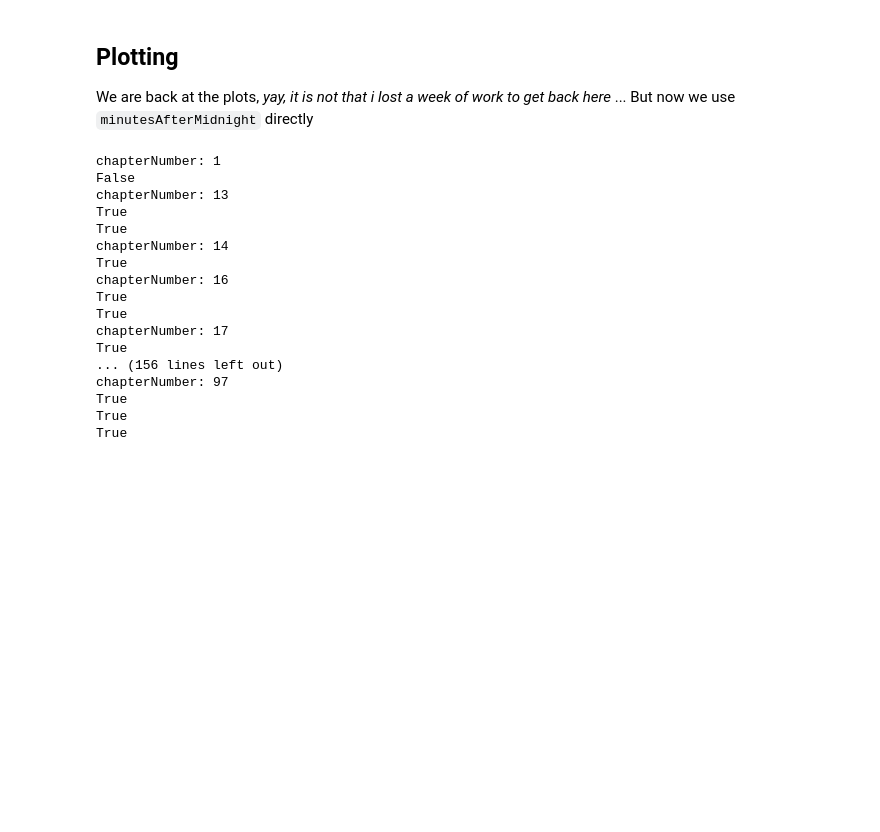
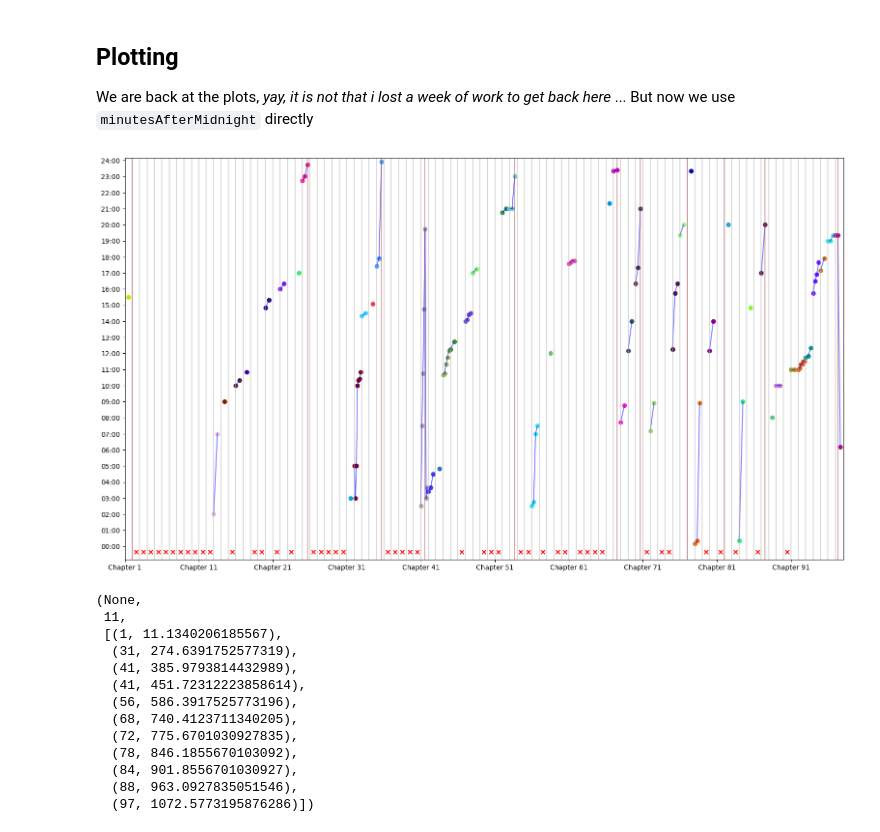
Before and after one commit to KekKom/WPAtaMS-Analyzer, a Jupyter notebook: analyzer.ipynb, the cells around one changed output. Cells and saved outputs as stored; diff of their text form; code cells hidden in the pictures; blank space fills up the shorter version.

Commit message:
Plotting finished

```diff
--- a/analyzer.ipynb
+++ b/analyzer.ipynb
@@ -122,9 +122,12 @@ timestamps[:5]
 We are back at the plots, *yay, it is not that i lost a week of work to  get back here* ... But now we use `minutesAfterMidnight` directly
 # %%
 from matplotlib import pyplot as plt
+from matplotlib import ticker as ticker
 from random import random
 
 fig = plt.figure(figsize=(19.2,10.8))
+ax = fig.add_subplot(111)
+
 
 fig = plt.gcf()
 size = fig.get_size_inches()*fig.dpi
@@ -140,7 +143,7 @@ for chapterNumber,chapter in enumerate(timestamps):
 
     if len(chapter) == 0:
         # print(chapterNumber)
-        plt.scatter(xStart+halfUnit,-100,marker='x',color='red')
+        plt.scatter(xStart+halfUnit,-20,marker='x',color='red')
     elif len(chapter) == 1:
         plt.scatter(xStart+halfUnit,chapter[0],color=color)
     else:
@@ -156,68 +159,67 @@ for chapterNumber,chapter in enumerate(timestamps):
                 plt.plot(xPoses, yPoses, c=(0,0,1,0.5))
 
 for chapterNumber,chapter in enumerate(timestamps):
     xStart = unit*chapterNumber
     xEnd = xStart+unit
     plt.axvline(xStart,color=(0.7,0.7,0.7,0.5))
 
 
 datechanges = []
 
-previousTimestamp = 1530
-previousPosition = halfUnit
+previousTimestamp = 24*60
+previousPosition = unit
 
 
 for chapterNumber,chapter in enumerate(timestamps):
     xStart = unit*chapterNumber
     xEnd = xStart+unit
 
     # Because if the chapter does not chnage the time, it won't change the date
     if len(chapter) == 0:
         continue
 
 
-    # This is for INTER chapter date changes in chapters with multiple timestamps
-    else:
-        print(f"chapterNumber: {chapterNumber+1}")
+    interUnit = unit/len(chapter)
 
-        interUnit = unit/len(chapter)
-
-        for timestampNumer,timestamp in enumerate(chapter):
-            print(previousPosition != halfUnit)
-            if timestamp < previousTimestamp:
-                if previousPosition != halfUnit: # adding the special case for day 1 as this looks better, and matches the book better
-                    # normal case, add previousPosition to the list
-                    datechanges.append(previousPosition)
-                else:
-                    datechanges.append(xStart+(interUnit*timestampNumer))
-
-            previousTimestamp = timestamp
-            previousPosition  = xStart+(interUnit*timestampNumer)
+    for timestampNumer,timestamp in enumerate(chapter):
+        if previousTimestamp - timestamp > 120 and previousPosition != 0:
+            datechanges.append((chapterNumber+1,previousPosition))
+        previousTimestamp = timestamp
+        previousPosition = xStart + (interUnit * timestampNumer)
 
 
-# datechanges.pop(0)
+for datechange in datechanges:
+    plt.axvline(datechange[1],color=(0.7,0.3,0.3,0.5))
+    pass
 
-for datechange in datechanges:
-    plt.axvline(datechange,color='red')
 
+def minutes_to_hhmm(x, pos):
+    hours = int(x // 60)
+    minutes = int(x % 60)
+    return f'{hours:02d}:{minutes:02d}'
+ax.yaxis.set_major_formatter(ticker.FuncFormatter(minutes_to_hhmm))
+ax.yaxis.set_major_locator(ticker.MultipleLocator(60))
+
+ax.xaxis.set_major_formatter(ticker.FuncFormatter(lambda x, pos: f'Chapter {int(x/unit)+1}'))
+ax.xaxis.set_major_locator(ticker.MultipleLocator(unit*10))
+
+
+plt.ylim(-50,60*24+10)
 plt.xlim(left=0,right=unit*len(timestamps)+(unit/10))
 
 plt.show(),len(datechanges),datechanges
 # %% [output]
+[figure, new version]
-chapterNumber: 1
-False
-chapterNumber: 13
-True
-True
-chapterNumber: 14
-True
-chapterNumber: 16
-True
-True
-chapterNumber: 17
-True
-... (156 lines left out)
-chapterNumber: 97
-True
-True
-True
+(None,
+ 11,
+ [(1, 11.1340206185567),
+  (31, 274.6391752577319),
+  (41, 385.9793814432989),
+  (41, 451.72312223858614),
+  (56, 586.3917525773196),
+  (68, 740.4123711340205),
+  (72, 775.6701030927835),
+  (78, 846.1855670103092),
+  (84, 901.8556701030927),
+  (88, 963.0927835051546),
+  (97, 1072.5773195876286)])
```
Also changed, not shown: parts of 1 cell of this notebook.
